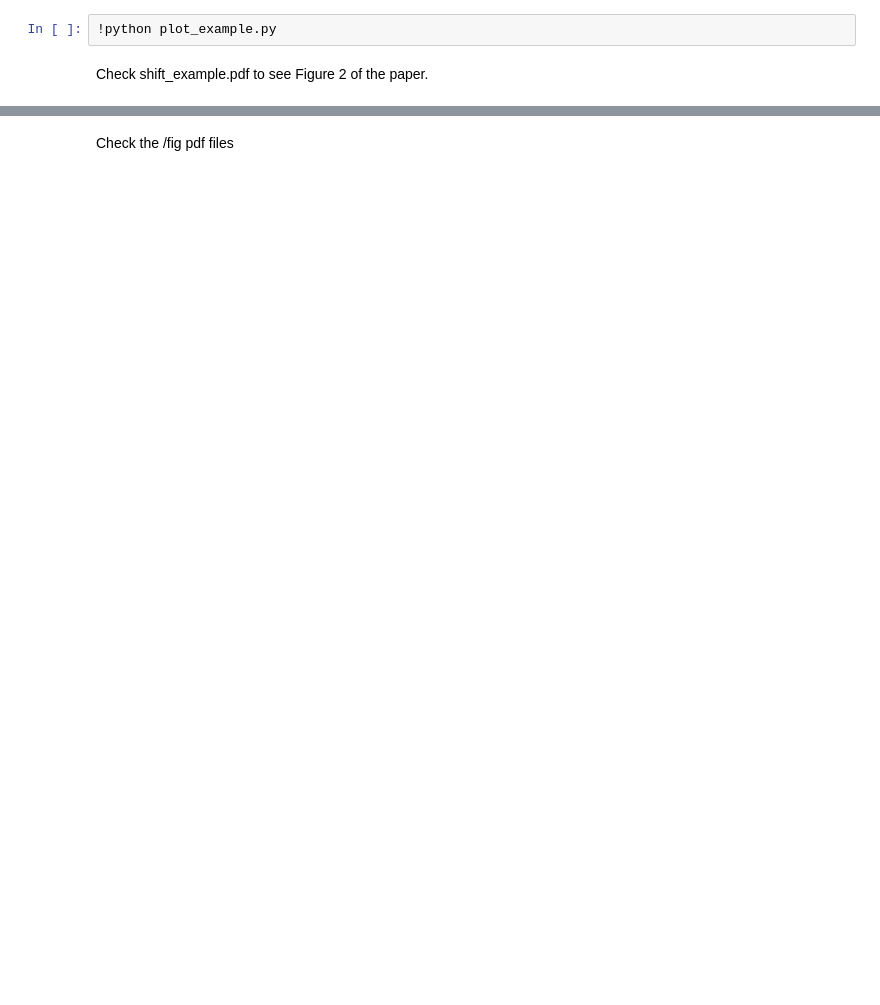
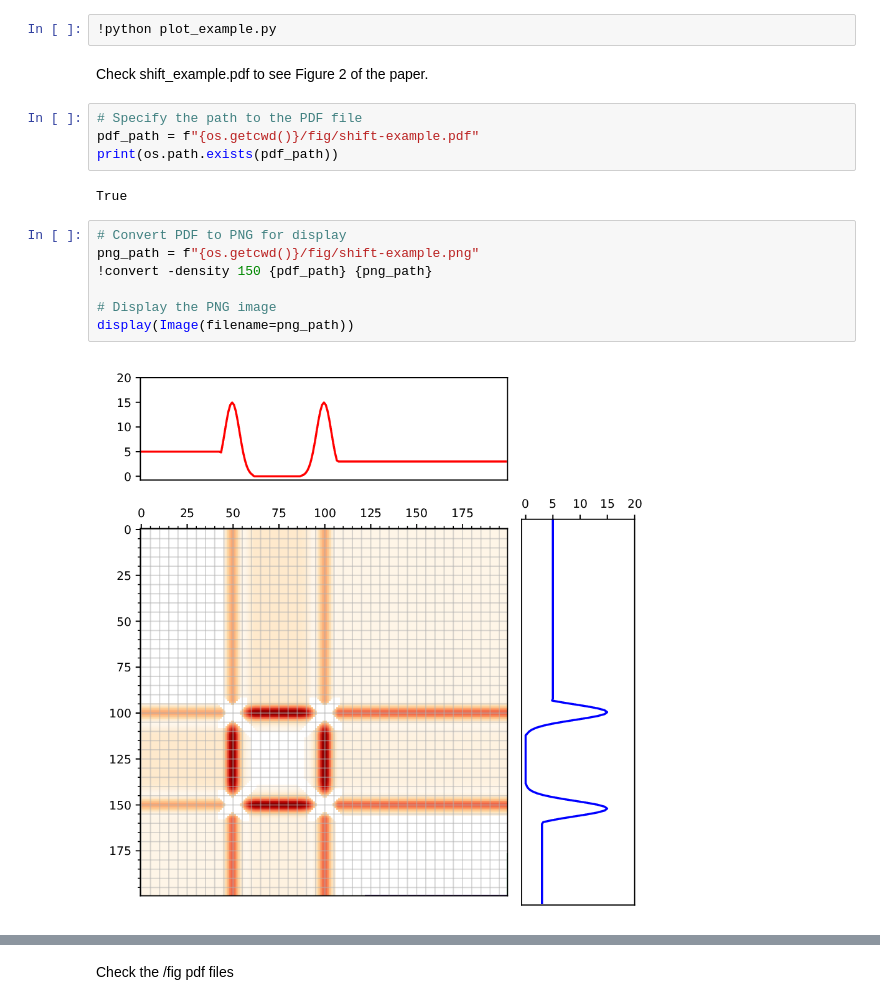
Before and after one commit to Basile-Terv/spatio-temporal-alignements, a Jupyter notebook: Training_STA_notebook.ipynb, the cells around one changed output, grey strips where cells are left out. Cells and saved outputs as stored; diff of their text form; blank space fills up the shorter version.

```diff
--- a/Training_STA_notebook.ipynb
+++ b/Training_STA_notebook.ipynb
@@ -136,6 +145,21 @@ Finished processing dependencies for sta==0.0.1
 !python plot_example.py
 # %% [markdown]
 Check shift_example.pdf to see Figure 2 of the paper.
+# %%
+# Specify the path to the PDF file
+pdf_path = f"{os.getcwd()}/fig/shift-example.pdf"
+print(os.path.exists(pdf_path))
+# %% [output]
+True
+# %%
+# Convert PDF to PNG for display
+png_path = f"{os.getcwd()}/fig/shift-example.png"
+!convert -density 150 {pdf_path} {png_path}
+
+# Display the PNG image
+display(Image(filename=png_path))
+# %% [output]
+[figure, added]
 # %%
 !python plot_bound.py
 # %% [output]
```
Also changed, not shown: parts of 27 cells of this notebook, 1 other file.
